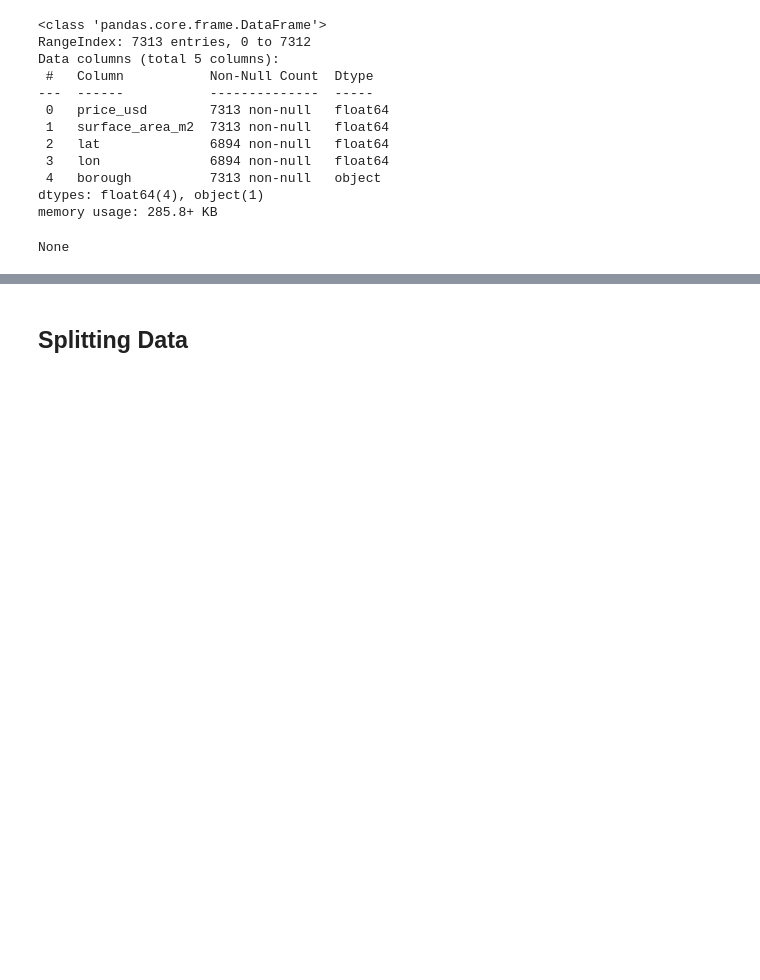
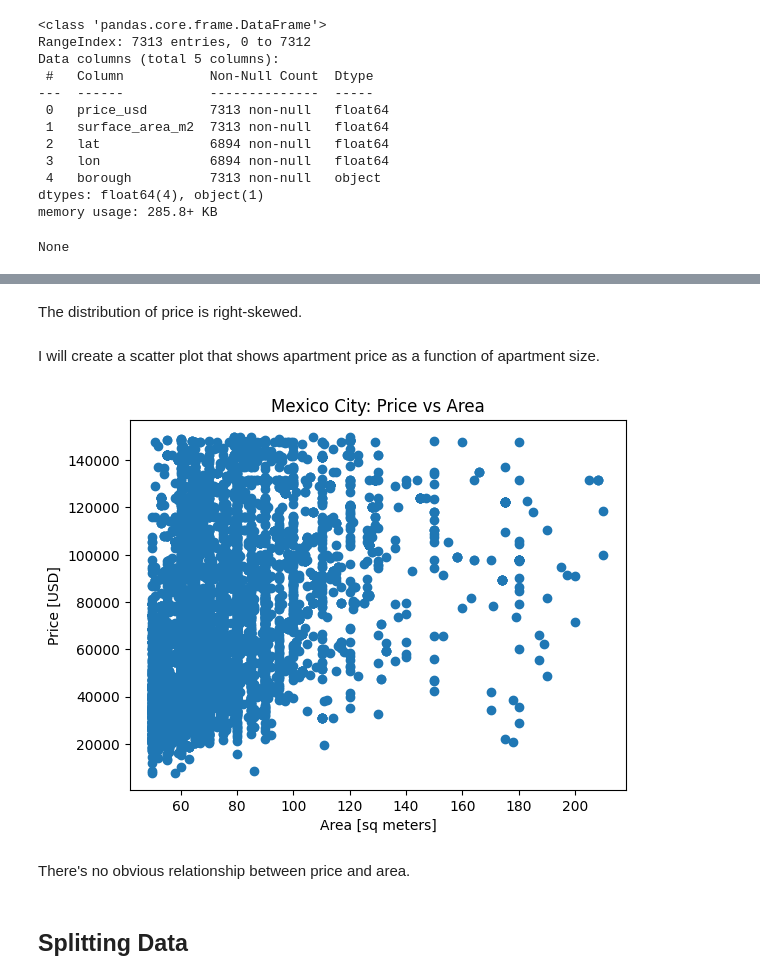
Before and after one commit to imanadeko/Predicting-Apartment-Prices-in-Mexico-City, a Jupyter notebook: notebook.ipynb, the cells around one changed output, grey strips where cells are left out. Saved outputs shown, nothing was run; the diff lists cells and outputs as text; code cells hidden in the pictures; blank space fills up the shorter version.

```diff
--- a/notebook.ipynb
+++ b/notebook.ipynb
@@ -367,3 +383,24 @@ None
+# %% [markdown]
+The distribution of price is right-skewed.
+# %% [markdown]
+I will create a scatter plot that shows apartment price as a function of apartment size.
+# %%
+# Build scatter plot
+plt.scatter(
+    x=df['surface_area_m2'],
+    y=df['price_usd']
+)
+
+# Label axes
+plt.xlabel('Area [sq meters]')
+plt.ylabel('Price [USD]')
+
+# Add title
+plt.title('Mexico City: Price vs Area');
+# %% [output]
+[figure, added]
+# %% [markdown]
+There's no obvious relationship between price and area.
 # %% [markdown]
 ## Splitting Data
 # %% [markdown]
```
Also changed, not shown: parts of 10 cells of this notebook.
